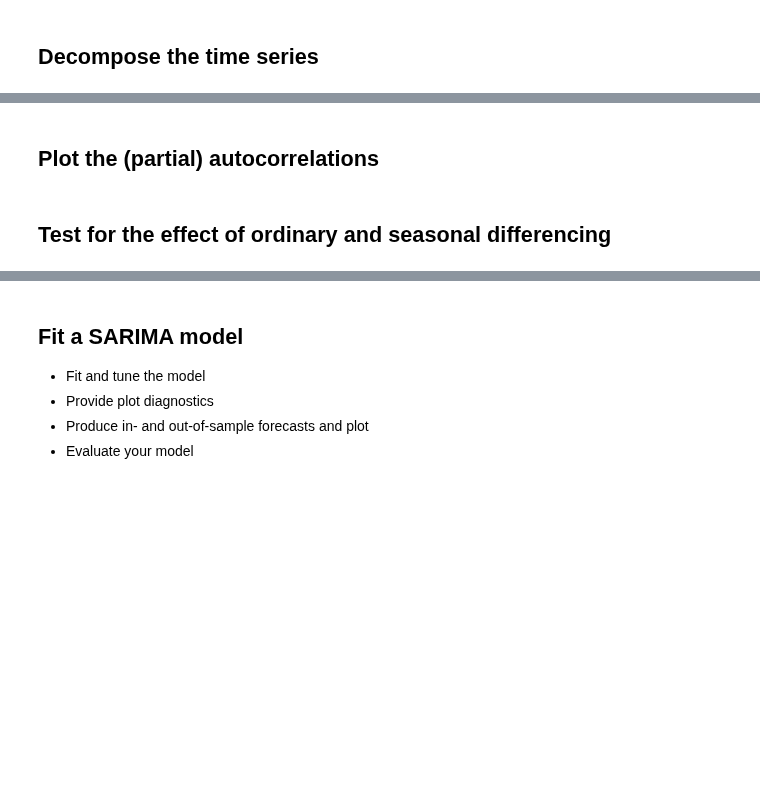
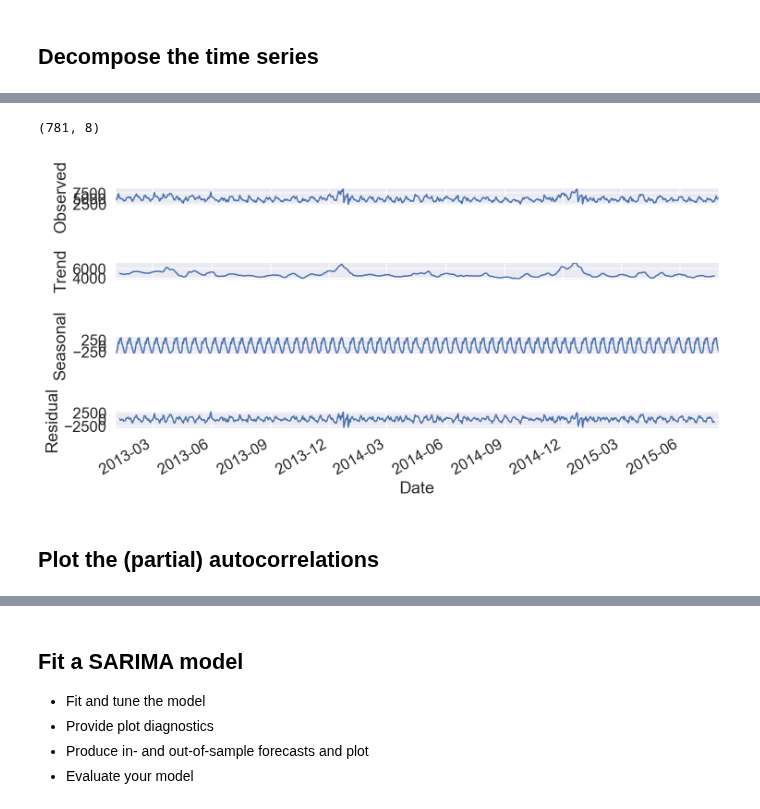
Before and after one commit to a3o1m2/DSI11-lessons, a Jupyter notebook: week09/day5_sarima_models/sarima-lab/sarima-rossmann-lab-starter-code.ipynb, the cells around one changed output, grey strips where cells are left out. Drawn from its saved outputs; the diff is of its cells as text; code cells hidden in the pictures; blank space fills up the shorter version.

```diff
--- a/week09/day5_sarima_models/sarima-lab/sarima-rossmann-lab-starter-code.ipynb
+++ b/week09/day5_sarima_models/sarima-lab/sarima-rossmann-lab-starter-code.ipynb
@@ -62,4 +79,13 @@ Plot the time series.
+# %%
+df.shape
+# %% [output]
+(781, 8)
+# %%
+decomposition = seasonal_decompose(df.Sales, freq=12)
+fig = decomposition.plot()
+fig.set_size_inches(12, 6)
+plt.show()
+# %% [output]
+[figure, added]
 # %% [markdown]
 ## Plot the (partial) autocorrelations
-# %% [markdown]
-## Test for the effect of ordinary and seasonal differencing
```
Also changed, not shown: parts of 14 cells of this notebook, 3 other files.
